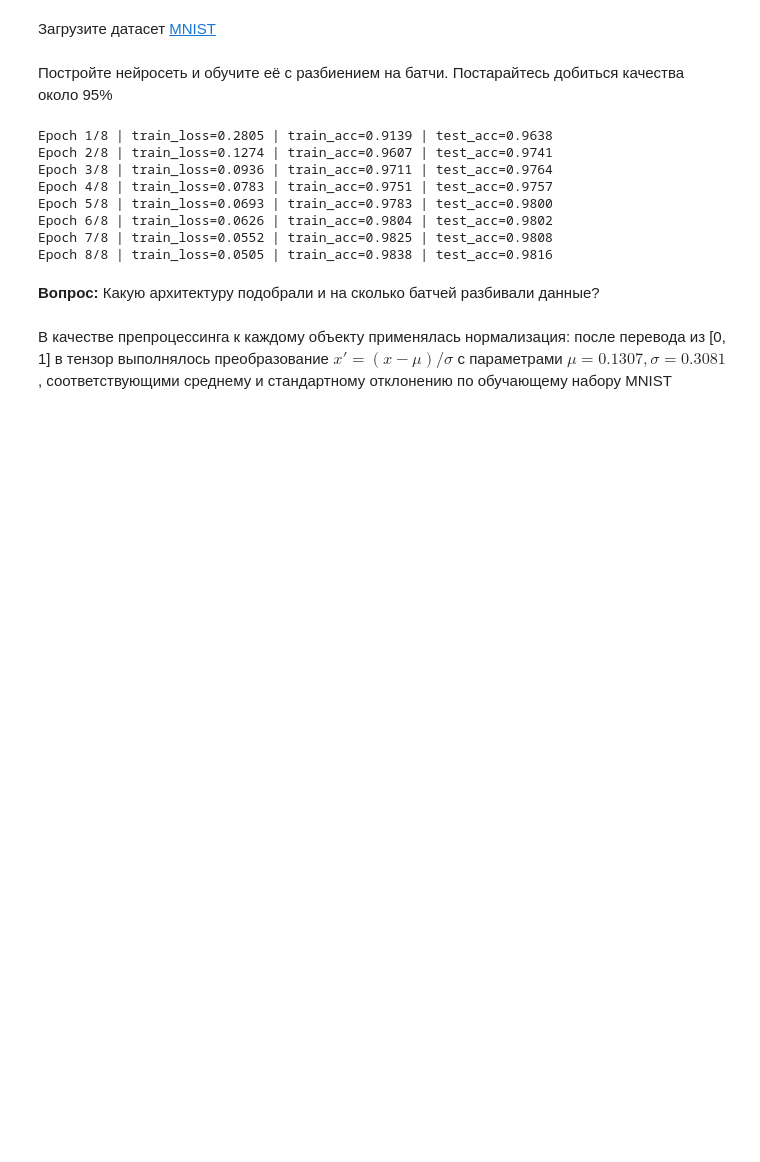
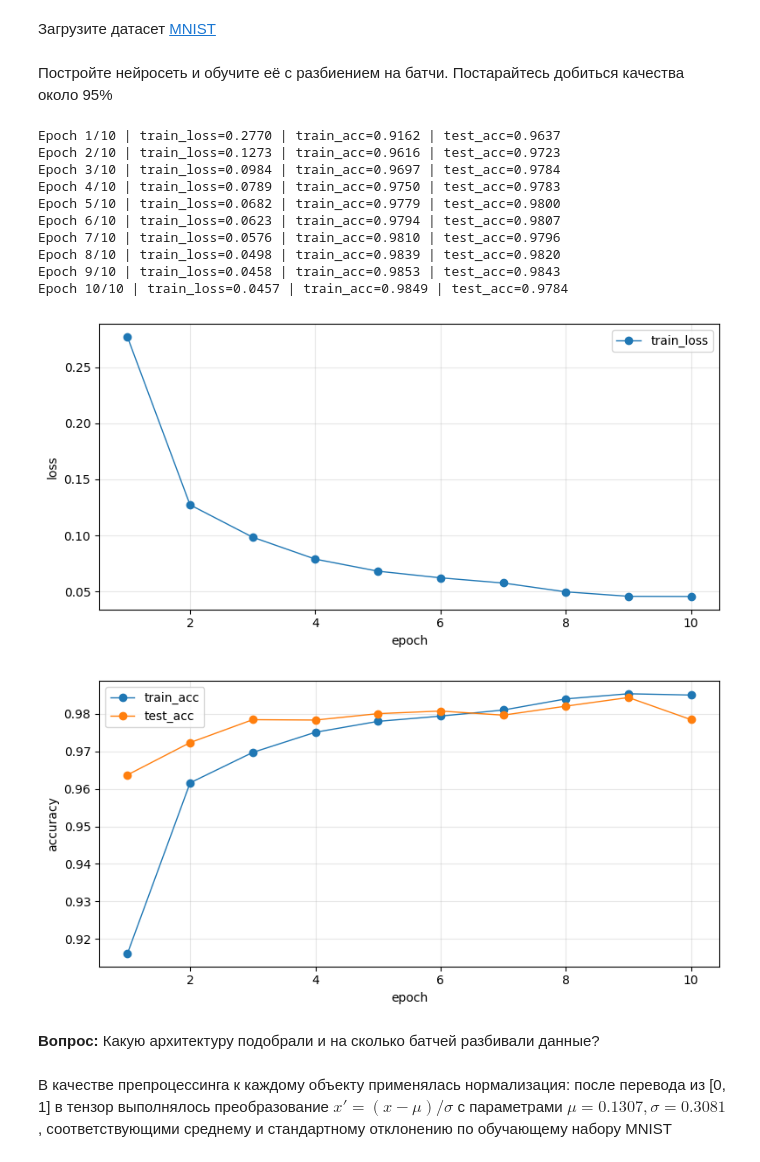
Before and after one commit to Saharochekl/FSR_ML, a Jupyter notebook: hometasks/Theme 10/Sem10_01.ipynb, the cells around one changed output. Saved outputs shown, nothing was run; the diff lists cells and outputs as text; code cells hidden in the pictures; blank space fills up the shorter version.

Commit message:
T10, task 3 upd, graph add

```diff
--- a/hometasks/Theme 10/Sem10_01.ipynb
+++ b/hometasks/Theme 10/Sem10_01.ipynb
@@ -217,8 +217,12 @@ model = NeuralNetwork().to(device)
 criterion = nn.CrossEntropyLoss()
 optimizer = torch.optim.Adam(model.parameters(), lr=1e-3)
 
-n_epochs = 8  # где-то к 6-7 эпохе переваливает за 0.98 acc
+n_epochs = 10  # где-то к 6-7 эпохе переваливает за 0.98 acc
 # %%
+train_losses = []
+train_accs   = []
+test_accs    = []
+
 for epoch in range(n_epochs):
     # ------- train -------
     model.train()
@@ -261,7 +265,9 @@ for epoch in range(n_epochs):
             correct += (preds == labels).sum().item()
 
     test_acc = correct / total
-
+    train_losses.append(train_loss)
+    train_accs.append(train_acc)
+    test_accs.append(test_acc)
     print(
         f"Epoch {epoch+1}/{n_epochs} | "
         f"train_loss={train_loss:.4f} | "
@@ -269,14 +275,42 @@ for epoch in range(n_epochs):
         f"test_acc={test_acc:.4f}"
     )
 # %% [output]
-Epoch 1/8 | train_loss=0.2805 | train_acc=0.9139 | test_acc=0.9638
-Epoch 2/8 | train_loss=0.1274 | train_acc=0.9607 | test_acc=0.9741
-Epoch 3/8 | train_loss=0.0936 | train_acc=0.9711 | test_acc=0.9764
-Epoch 4/8 | train_loss=0.0783 | train_acc=0.9751 | test_acc=0.9757
-Epoch 5/8 | train_loss=0.0693 | train_acc=0.9783 | test_acc=0.9800
-Epoch 6/8 | train_loss=0.0626 | train_acc=0.9804 | test_acc=0.9802
-Epoch 7/8 | train_loss=0.0552 | train_acc=0.9825 | test_acc=0.9808
-Epoch 8/8 | train_loss=0.0505 | train_acc=0.9838 | test_acc=0.9816
+Epoch 1/10 | train_loss=0.2770 | train_acc=0.9162 | test_acc=0.9637
+Epoch 2/10 | train_loss=0.1273 | train_acc=0.9616 | test_acc=0.9723
+Epoch 3/10 | train_loss=0.0984 | train_acc=0.9697 | test_acc=0.9784
+Epoch 4/10 | train_loss=0.0789 | train_acc=0.9750 | test_acc=0.9783
+Epoch 5/10 | train_loss=0.0682 | train_acc=0.9779 | test_acc=0.9800
+Epoch 6/10 | train_loss=0.0623 | train_acc=0.9794 | test_acc=0.9807
+Epoch 7/10 | train_loss=0.0576 | train_acc=0.9810 | test_acc=0.9796
+Epoch 8/10 | train_loss=0.0498 | train_acc=0.9839 | test_acc=0.9820
+Epoch 9/10 | train_loss=0.0458 | train_acc=0.9853 | test_acc=0.9843
+Epoch 10/10 | train_loss=0.0457 | train_acc=0.9849 | test_acc=0.9784
+# %%
+epochs = range(1, n_epochs + 1)
+
+plt.figure(figsize=(8,4))
+plt.plot(epochs, train_losses, marker="o", linewidth=1, label="train_loss")
+plt.xlabel("epoch")
+plt.ylabel("loss")
+plt.grid(True, alpha=0.3)
+plt.legend()
+plt.tight_layout()
+plt.savefig("loss_curve.png", dpi=200, bbox_inches="tight")
+plt.show()
+
+plt.figure(figsize=(8,4))
+plt.plot(epochs, train_accs, marker="o", linewidth=1, label="train_acc")
+plt.plot(epochs, test_accs,  marker="o", linewidth=1, label="test_acc")
+plt.xlabel("epoch")
+plt.ylabel("accuracy")
+plt.grid(True, alpha=0.3)
+plt.legend()
+plt.tight_layout()
+plt.savefig("acc_curves.png", dpi=200, bbox_inches="tight")
+plt.show()
+# %% [output]
+[figure, added]
+[figure, added]
 # %% [markdown]
 **Вопрос:** Какую архитектуру подобрали и на сколько батчей разбивали данные?
 # %% [markdown]
```
Also changed, not shown: 2 other files.
